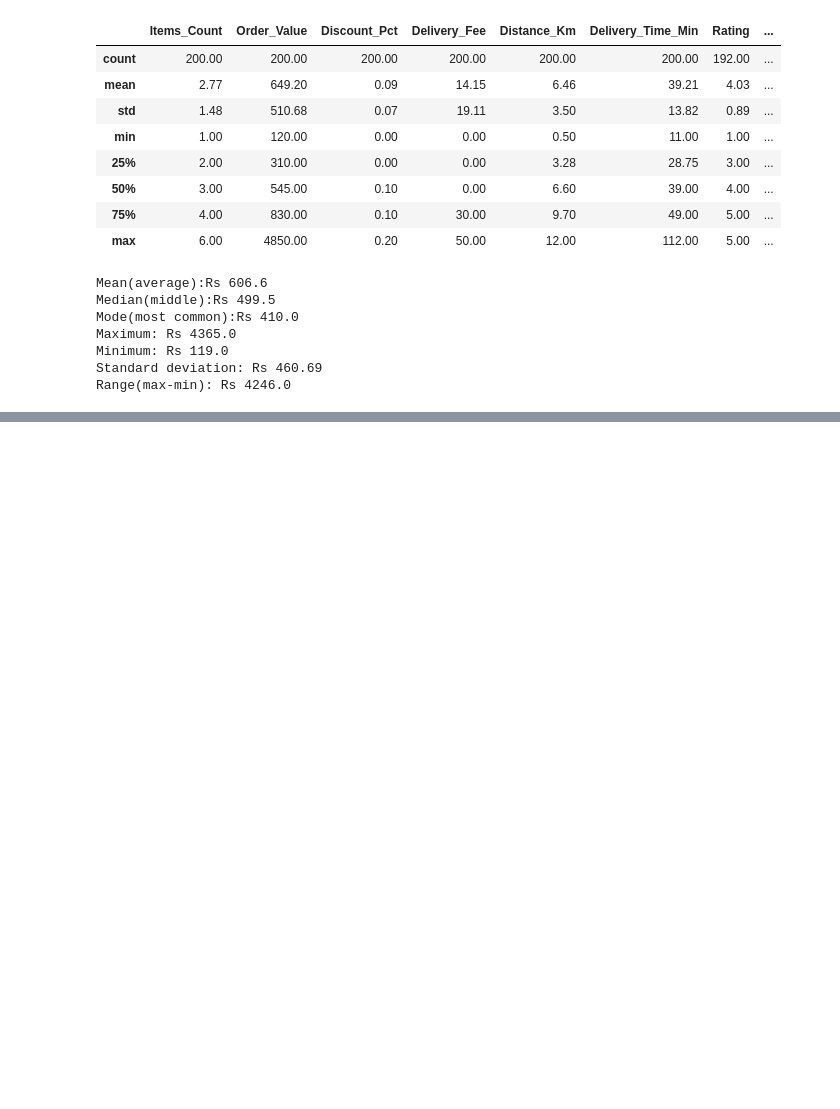
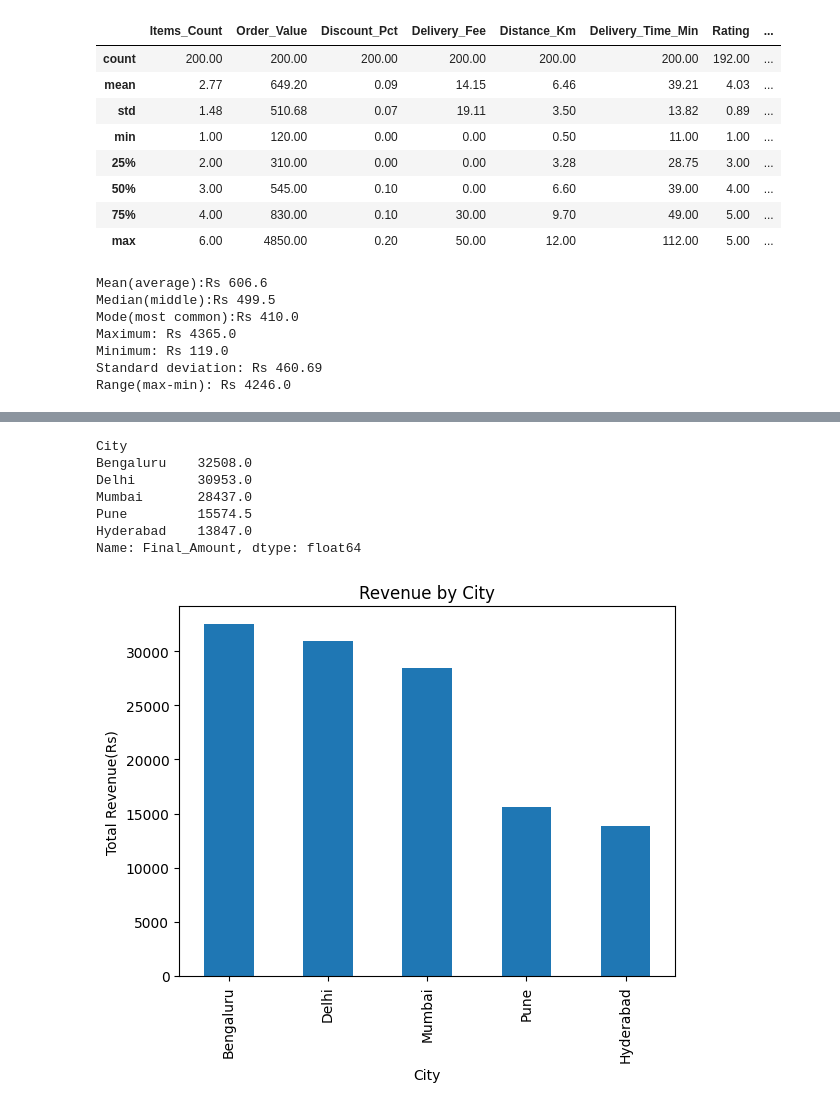
Before and after one commit to kanishkagarg14/Lectures-of-DAM, a Jupyter notebook: Lectures_of_DAM(5).ipynb, the cells around one changed output, grey strips where cells are left out. Drawn from its saved outputs; the diff is of its cells as text; code cells hidden in the pictures; blank space fills up the shorter version.

```diff
--- a/Lectures_of_DAM(5).ipynb
+++ b/Lectures_of_DAM(5).ipynb
@@ -614,0 +466,29 @@ Range(max-min): Rs 4246.0
+# %%
+# Bar Plot/Chart
+#Step 1: Find total revenue for each city
+city_revenue=df.groupby("City") ["Final_Amount"].sum()
+
+#Step2: Arrange cities from highest to lowest revenue
+city_revenue= city_revenue.sort_values(ascending=False)
+
+#Step3: Print the revenue of each city
+print(city_revenue)
+
+#Step4: Create a bar chart
+city_revenue.plot(kind="bar")
+
+#Step5: Add chart title and y-axis label
+plt.title("Revenue by City")
+plt.ylabel("Total Revenue(Rs)")
+
+#Step6: Show the Chart
+plt.show()
+# %% [output]
+City
+Bengaluru    32508.0
+Delhi        30953.0
+Mumbai       28437.0
+Pune         15574.5
+Hyderabad    13847.0
+Name: Final_Amount, dtype: float64
+[figure, added]
```
Also changed, not shown: parts of 37 cells of this notebook.
